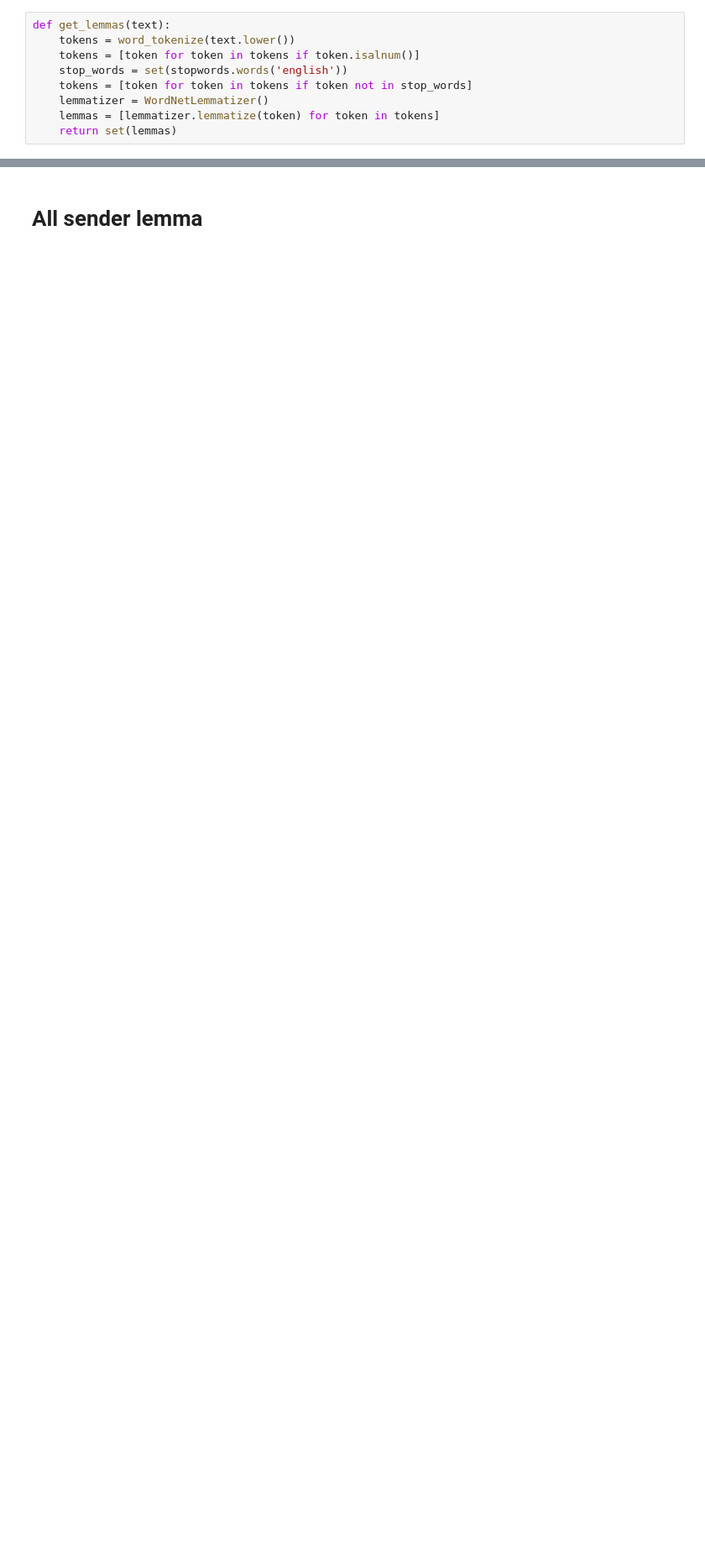
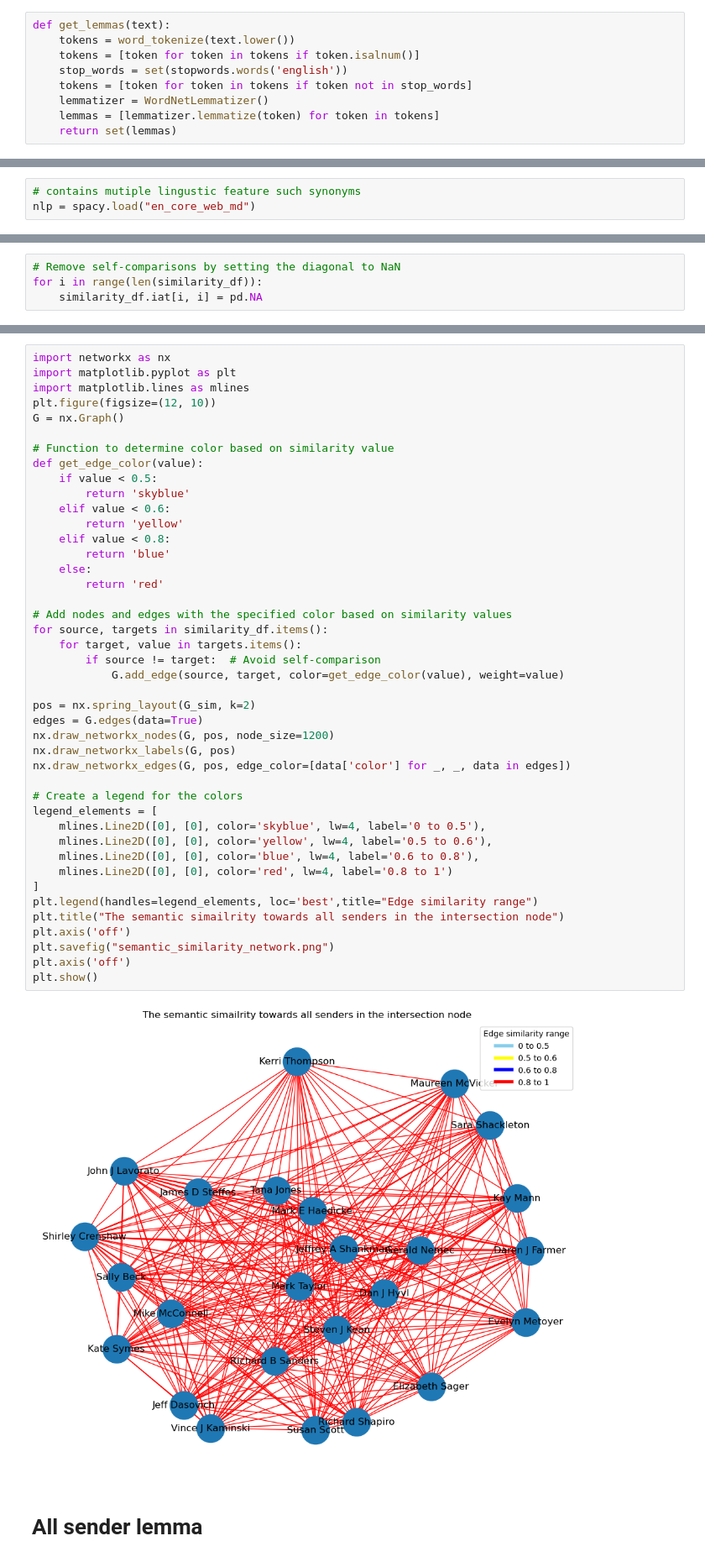
Before and after one commit to mingweiiiiiiiiii/23-24-CS7IS4-Group4, a Jupyter notebook: SentimentAnlysisOnEmail.ipynb, the cells around one changed output, grey strips where cells are left out. Shown at 84% size. Saved outputs shown, nothing was run; the diff lists cells and outputs as text; blank space fills up the shorter version.

```diff
--- a/SentimentAnlysisOnEmail.ipynb
+++ b/SentimentAnlysisOnEmail.ipynb
@@ -272,0 +305,3 @@ for name in unique_names:
+# %%
+# contains mutiple lingustic feature such synonyms
+nlp = spacy.load("en_core_web_md")
@@ -272,0 +357,4 @@ for name in unique_names:
+# %%
+# Remove self-comparisons by setting the diagonal to NaN
+for i in range(len(similarity_df)):
+    similarity_df.iat[i, i] = pd.NA
@@ -273,3 +382,48 @@ for name in unique_names:
+# %%
+import networkx as nx
+import matplotlib.pyplot as plt
+import matplotlib.lines as mlines
+plt.figure(figsize=(12, 10))
+G = nx.Graph()
+
+# Function to determine color based on similarity value
+def get_edge_color(value):
+    if value < 0.5:
+        return 'skyblue'
+    elif value < 0.6:
+        return 'yellow'
+    elif value < 0.8:
+        return 'blue'
+    else:
+        return 'red'
+
+# Add nodes and edges with the specified color based on similarity values
+for source, targets in similarity_df.items():
+    for target, value in targets.items():
+        if source != target:  # Avoid self-comparison
+            G.add_edge(source, target, color=get_edge_color(value), weight=value)
+
+pos = nx.spring_layout(G_sim, k=2)
+edges = G.edges(data=True)
+nx.draw_networkx_nodes(G, pos, node_size=1200)
+nx.draw_networkx_labels(G, pos)
+nx.draw_networkx_edges(G, pos, edge_color=[data['color'] for _, _, data in edges])
+
+# Create a legend for the colors
+legend_elements = [
+    mlines.Line2D([0], [0], color='skyblue', lw=4, label='0 to 0.5'),
+    mlines.Line2D([0], [0], color='yellow', lw=4, label='0.5 to 0.6'),
+    mlines.Line2D([0], [0], color='blue', lw=4, label='0.6 to 0.8'),
+    mlines.Line2D([0], [0], color='red', lw=4, label='0.8 to 1')
+]
+plt.legend(handles=legend_elements, loc='best',title="Edge similarity range")
+plt.title("The semantic simailrity towards all senders in the intersection node")
+plt.axis('off')
+plt.savefig("semantic_similarity_network.png")
+plt.axis('off')
+plt.show()
+# %% [output]
+[figure, added]
 # %% [markdown]
 # All sender lemma
 # %%
```
Also changed, not shown: parts of 12 cells of this notebook.
